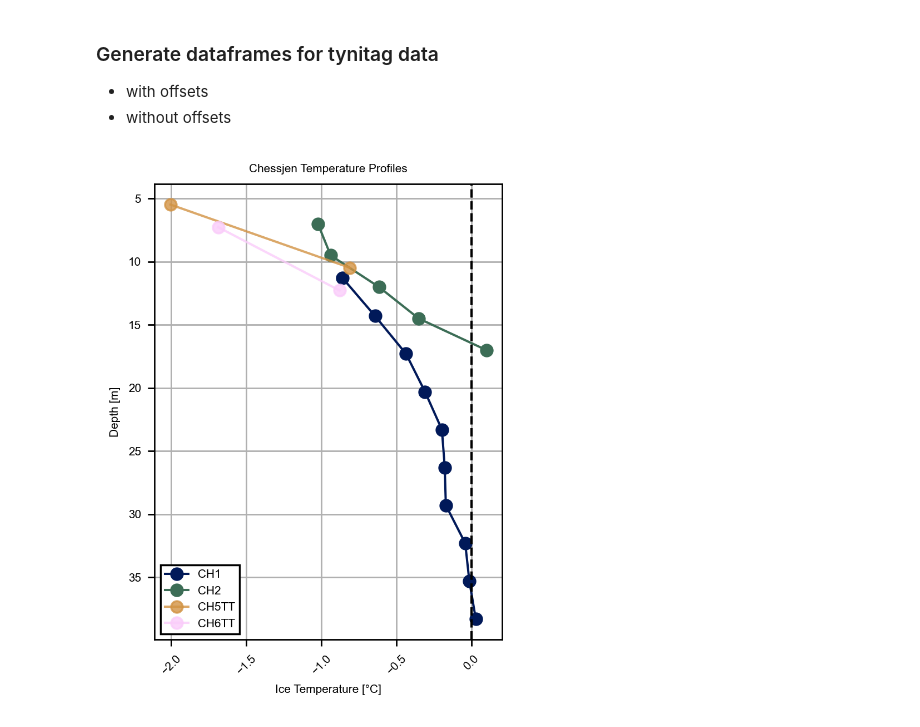
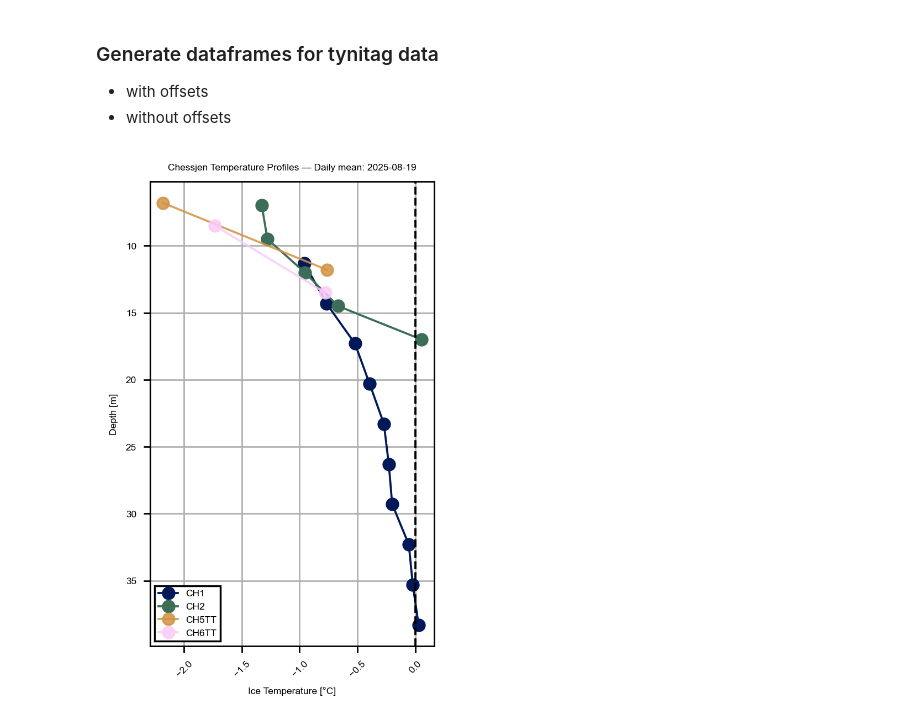
Before and after one commit to sdrocer/polythermal_swiss_glaciers, a Jupyter notebook: processing/process_geoprecision_thermistor_data.ipynb, the cells around one changed output. Cells and saved outputs as stored; diff of their text form; code cells hidden in the pictures.

```diff
--- a/processing/process_geoprecision_thermistor_data.ipynb
+++ b/processing/process_geoprecision_thermistor_data.ipynb
@@ -249,10 +248,10 @@ CH.plot_multiple_temperature_profiles(
 ### Incorporate the Tynitag thermistor data into the profiles
 # %%
 # Tynitag thermistor ice temperature dir
-tt_icetemp_dir = root_dir + 'NTC_tynitag/temperature_data/2024_2025/'
+tt_icetemp_dir = root_dir + 'NTC_tynitag/temperature_data/2024/'
 
 # set glacier specific dirs
-tt_CH_dirs  = [tt_icetemp_dir + 'BH7_20240929_20250808.csv', tt_icetemp_dir + 'BH8_20240929_20250808.csv']
+tt_CH_dirs  = [tt_icetemp_dir + 'BH7_chessjen_20240809_20240929.csv', tt_icetemp_dir + 'BH8_chessjen_20240809_20240929.csv']
 
 # set path to depth files
 depth_ch5TT_dir = root_dir + 'thermistor_settings/thermistor_settings_CH5TT.csv'
@@ -272,9 +271,9 @@ tt_CH_data_list = tt_CH_data.get_multiple_ntc_data() # list of DataFrames, each
 CH5tt_data = tt_CH_data_list[0]
 CH6tt_data = tt_CH_data_list[1]
 
-# get snapshot in time per borehole which will be later used for temperature profile
-CH5tt_snapshot = CH5tt_data[CH5tt_data['TIME'] == CH5tt_data['TIME'].min()]
-CH6tt_snapshot = CH6tt_data[CH6tt_data['TIME'] == CH6tt_data['TIME'].min()]
+# Daily mean snapshot for 2024-08-19
+CH5tt_snapshot = ntc_daily_snapshot(CH5tt_data, '20240819')
+CH6tt_snapshot = ntc_daily_snapshot(CH6tt_data, '20240819')
 
 # read offsets
 tynitag_offsets = pd.read_csv(tt_icetemp_dir + '../../calibration_data/all_logger_offsets.csv')
@@ -299,14 +314,13 @@ combined_ch6tt_without_offsets = combine_tynitag_data(depths_ch6tt, CH6tt_snapsh
 chtt_combined = [combined_ch5tt_with_offsets, combined_ch6tt_with_offsets]
 # %%
 CH.plot_multiple_temperature_profiles(
-    start_time='07.08.2025 13:30:00',
-    end_time='19.08.2025 13:00:00',
+    snapshot_time='19.08.2025',
     offsets_list=[A55201_offsets, A55202_offsets],
     depth_files=[depth_ch1, depth_ch2],
     labels=['CH1', 'CH2', 'CH5TT', 'CH6TT'],
     ntc_data_list=chtt_combined,
     savepath=output_dir + "CH_profiles.png",
     title="Chessjen Temperature Profiles"
 )
 # %% [output]
-[figure, old version]
+[figure, new version]
```
Also changed, not shown: parts of 6 cells of this notebook.
